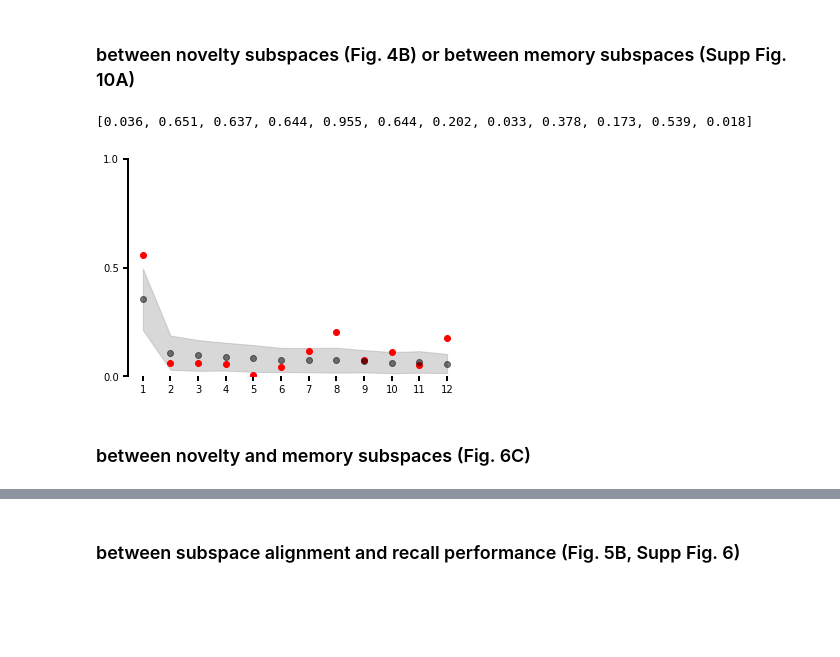
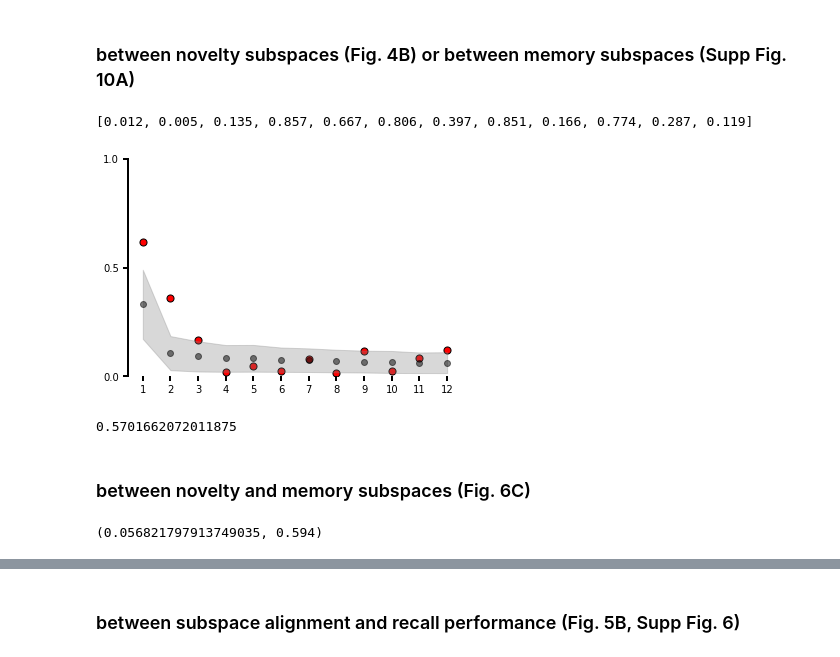
Before and after one commit to somvid/Hippocampal-subspaces, a Jupyter notebook: 2.Subspace_analysis.ipynb, the cells around one changed output, grey strips where cells are left out. Saved outputs shown, nothing was run; the diff lists cells and outputs as text; code cells hidden in the pictures; blank space fills up the shorter version.

```diff
--- a/2.Subspace_analysis.ipynb
+++ b/2.Subspace_analysis.ipynb
@@ -95,39 +96,45 @@ plt.ylim([0,1.05])
 # %% [markdown]
 ### between novelty subspaces (Fig. 4B) or between memory subspaces (Supp Fig. 10A)
 # %%
+### Observed
+pca_cog1 = PCA(n_components=12)
+data_cog1 = cooccur_novelty_true
+pca_cog1.fit(data_cog1)
+
+pca_cog2 = PCA(n_components=12)
+data_cog2 = valence_novelty_true
+pca_cog2.fit(data_cog2)
+
+alignment_observed = np.abs([cos_sim(pca_cog1.components_[pc], pca_cog2.components_[pc]) for pc in range(12)])
+
+### null distribution
 alignment_null_dist = []
 for repeat in range(repetition):
     pca_cog1 = PCA(n_components=12)
-    data_cog1 = memory_perm[repeat]
+    data_cog1 = cooccur_novelty_perm[repeat]
     pca_cog1.fit(data_cog1)
 
     pca_cog2 = PCA(n_components=12)
-    data_cog2 = retrieval_true
+    data_cog2 = valence_novelty_perm[repeat]
     pca_cog2.fit(data_cog2)
 
     alignment_null_dist.append([cos_sim(pca_cog1.components_[pc], pca_cog2.components_[pc]) for pc in range(12)])
 alignment_null_dist = np.abs(alignment_null_dist)
-
-pca_cog1 = PCA(n_components=12)
-data_cog1 = memory_true
-pca_cog1.fit(data_cog1)
-
-pca_cog2 = PCA(n_components=12)
-data_cog2 = retrieval_true
-pca_cog2.fit(data_cog2)
-
-alignment_observed = np.abs([cos_sim(pca_cog1.components_[pc], pca_cog2.components_[pc]) for pc in range(12)])
 
 plt.scatter(np.arange(12), alignment_observed, s = 50, color = 'r', edgecolor = 'k')
 plt.plot(np.mean(alignment_null_dist, axis=0), 'ko', alpha = 0.5)
 errorh = np.std(alignment_null_dist, axis=0)
 plt.fill_between(np.arange(12), np.mean(alignment_null_dist, axis=0)-errorh, np.mean(alignment_null_dist, axis=0)+errorh, alpha = 0.3,color = 'grey')
 plt.ylim([-0.0, 1.0])
 plt.xticks(np.arange(12), np.arange(1,12+1))
 plt.yticks([0,0.5,1])
 
 print([np.sum(alignment_null_dist[:,pc] > alignment_observed[pc])/repetition for pc in range(12)])
 # plt.savefig('/home/dasom/Dropbox/ubuntu-window/미팅자료/Neural_dynamics/Memory_novelty_cooccur_valence/Principal_angle_novelty2.png',dpi=300, bbox_inches = "tight")
 # %% [output]
-[0.036, 0.651, 0.637, 0.644, 0.955, 0.644, 0.202, 0.033, 0.378, 0.173, 0.539, 0.018]
+[0.012, 0.005, 0.135, 0.857, 0.667, 0.806, 0.397, 0.851, 0.166, 0.774, 0.287, 0.119]
-[figure, old version]
+[figure, new version]
+# %%
+np.sort(alignment_null_dist[:,0])[949]
+# %% [output]
+0.5701662072011875
@@ -197,6 +210,10 @@ for r in range(len(beta_perm_novelty[0])):
 
     valence_recall1_perm.append(cos_sim(pca_novelty_val.components_[0], pca_recall_true.components_[0]))
     valence_recall2_perm.append(cos_sim(pca_novelty_val.components_[0], pca_recall_true.components_[1]))
+# %%
+np.abs(cooccur_recall2_true), np.sum(np.abs(cooccur_recall2_true) < np.abs(cooccur_recall2_perm))/1000
+# %% [output]
+(0.056821797913749035, 0.594)
 # %%
 corr_look = np.abs([cooccur_memory2_true, valence_memory2_true, cooccur_recall2_true, valence_recall2_true])
 random_look = np.abs([cooccur_memory2_perm, valence_memory2_perm, cooccur_recall2_perm, valence_recall2_perm])
```
Also changed, not shown: parts of 12 cells of this notebook, 3 other files.
